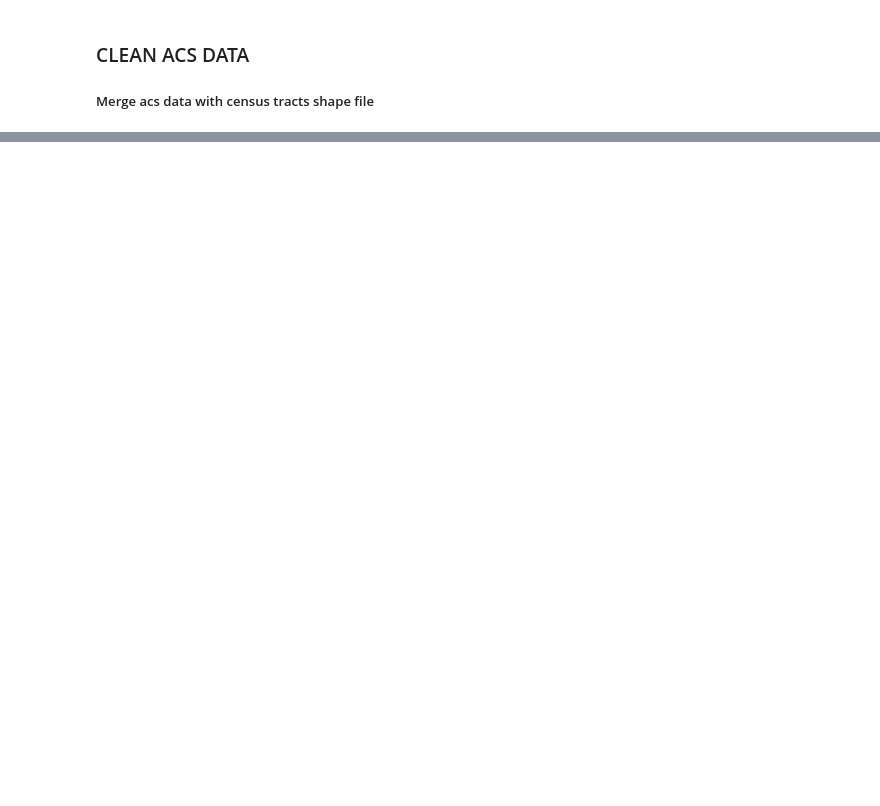
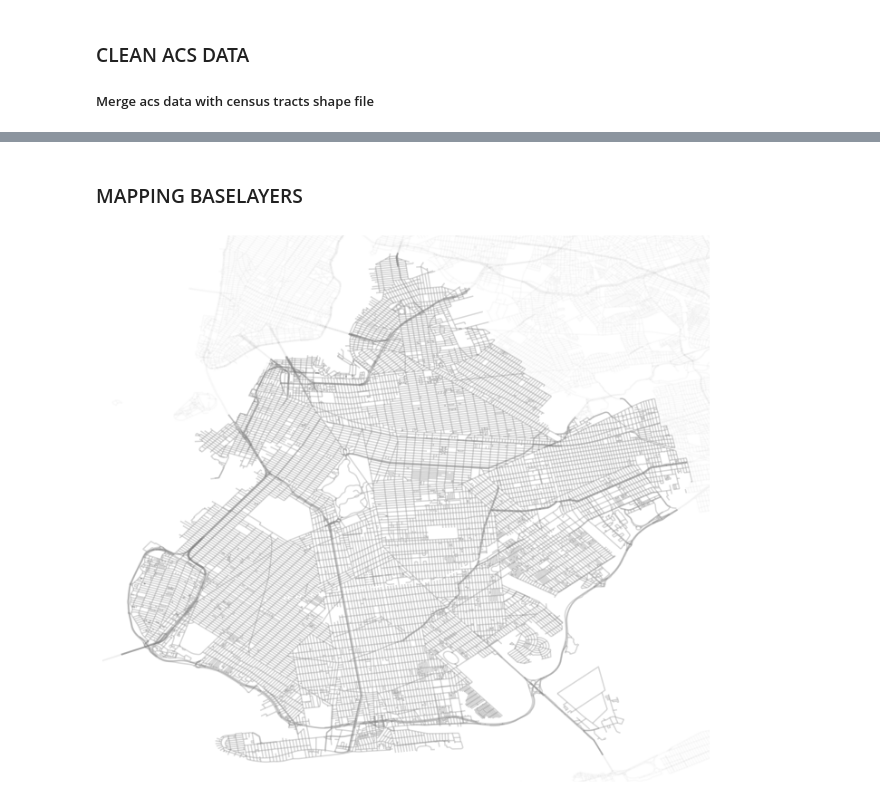
Before and after one commit to max-wright-cohen/NYPD-public-arrest-data, a Jupyter notebook: NYPD Policing Database.ipynb, the cells around one changed output, grey strips where cells are left out. Drawn from its saved outputs; the diff is of its cells as text; code cells hidden in the pictures; blank space fills up the shorter version.

```diff
--- a/NYPD Policing Database.ipynb
+++ b/NYPD Policing Database.ipynb
@@ -205,0 +238,30 @@ bk_precinct_census = clean_precinct_census(precinct_census)
+# %% [markdown]
+### MAPPING BASELAYERS
+# %%
+#a function to remove axes spines, ticks, and labels
+def set_map_axes(ax=None):
+    [s.set_visible(False) for s in ax.spines.values()]
+    [t.set_visible(False) for t in ax.get_xticklines()]
+    [t.set_visible(False) for t in ax.get_yticklines()]
+    ax.get_xaxis().set_visible(False)
+    ax.get_yaxis().set_visible(False)
+
+    #brooklyn lat/lon limits for maps
+    ax.set_xlim(-74.050,-73.850)
+    ax.set_ylim(40.565,40.745)
+
+    return ax
+# %%
+#brooklyn streets baselayer
+fig,ax = plt.subplots(figsize=(12,12))
+
+#bk centerline map
+bk_base.plot(ax=ax, color='grey', alpha=.3, zorder=2)
+#not bk centerline map
+notbk_base.plot(ax=ax, color='lightgrey', alpha=.1, zorder=1)
+
+set_map_axes(ax=ax)
+
+plt.show()
+# %% [output]
+[figure, added]
```
Also changed, not shown: parts of 6 cells of this notebook, 3 other files.
